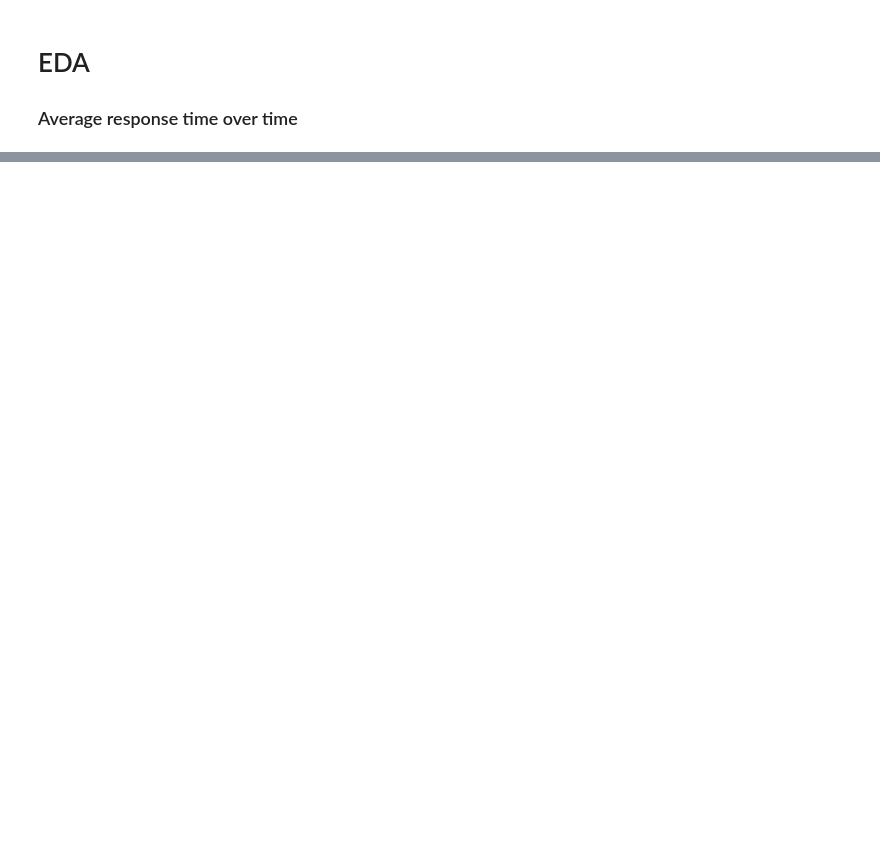
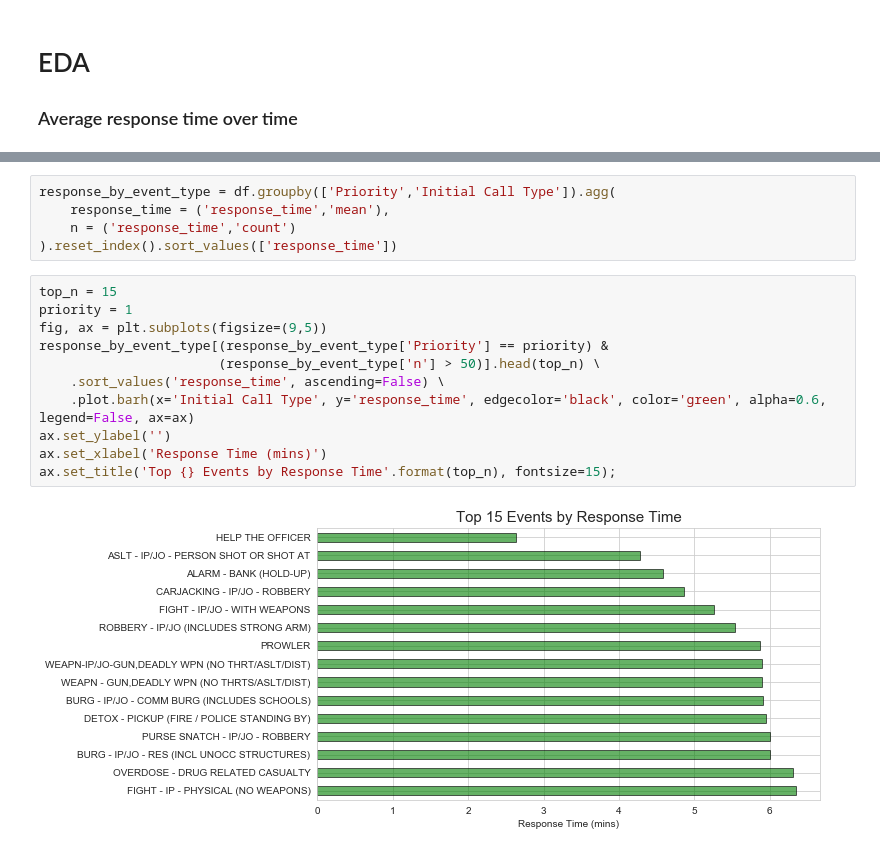
Before and after one commit to liuy379/Data512, a Jupyter notebook: final_project/analysis.ipynb, the cells around one changed output, grey strips where cells are left out. Saved outputs shown, nothing was run; the diff lists cells and outputs as text; blank space fills up the shorter version.

```diff
--- a/final_project/analysis.ipynb
+++ b/final_project/analysis.ipynb
@@ -278,0 +89,18 @@ df.sample(5000)['response_time'].plot.hist(bins=30, ax=ax, edgecolor='white');
+# %%
+response_by_event_type = df.groupby(['Priority','Initial Call Type']).agg(
+    response_time = ('response_time','mean'),
+    n = ('response_time','count')
+).reset_index().sort_values(['response_time'])
+# %%
+top_n = 15
+priority = 1
+fig, ax = plt.subplots(figsize=(9,5))
+response_by_event_type[(response_by_event_type['Priority'] == priority) &
+                       (response_by_event_type['n'] > 50)].head(top_n) \
+    .sort_values('response_time', ascending=False) \
+    .plot.barh(x='Initial Call Type', y='response_time', edgecolor='black', color='green', alpha=0.6, legend=False, ax=ax)
+ax.set_ylabel('')
+ax.set_xlabel('Response Time (mins)')
+ax.set_title('Top {} Events by Response Time'.format(top_n), fontsize=15);
+# %% [output]
+[figure, added]
```
Also changed, not shown: parts of 49 cells of this notebook, 13 other files.
